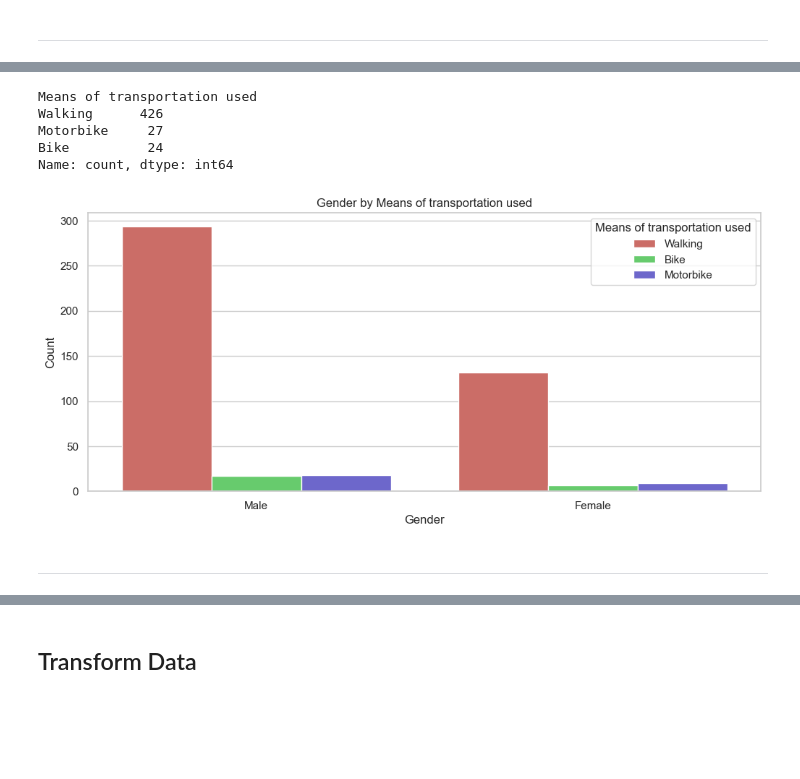
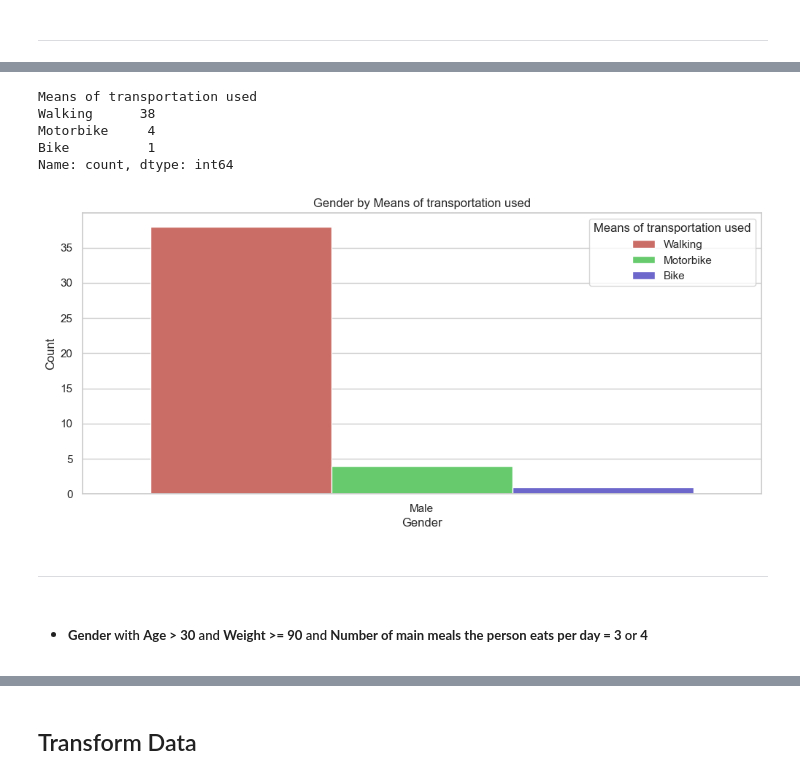
Before and after one commit to Mohamed-Jamyl/ML-DL_and_Data-Science_projects, a Jupyter notebook: Obesity Risk MClassification_project/Obesity risk classification.ipynb, the cells around one changed output, grey strips where cells are left out. Cells and saved outputs as stored; diff of their text form; code cells hidden in the pictures; blank space fills up the shorter version.

```diff
--- a/Obesity Risk MClassification_project/Obesity risk classification.ipynb
+++ b/Obesity Risk MClassification_project/Obesity risk classification.ipynb
@@ -423,16 +429,19 @@ train_df
 | 20757 | 20757 | Male | 26.680376 | 1.816547 | 118.134898 | yes | yes | ... |
 20758 rows × 18 columns
 # %%
-sns.set(style="whitegrid")
+from matplotlib.pyplot import figure, title, grid, tight_layout
+from seaborn import kdeplot, set
+
+set(style="whitegrid")
 for	col	in train_df.drop(['id'],axis=1).select_dtypes('number').columns:
-    plt.figure(figsize=(12,	4))
-    sns.kdeplot(train_df[col], fill=True,	color='blue', alpha=0.6)
-    plt.title(f'Kernel Density Estimate(KDE) - {col}',	fontsize=16)
-    plt.xlabel(col,	fontsize=12)
-    plt.ylabel('Density', fontsize=12)
-    plt.grid(True, linestyle='--', alpha=0.7)
-    plt.tight_layout()
-    plt.show()
+    figure(figsize=(12,	4))
+    kdeplot(train_df[col], fill=True,	color='blue', alpha=0.6)
+    title(f'Kernel Density Estimate(KDE) - {col}',	fontsize=16)
+    xlabel(col,	fontsize=12)
+    ylabel('Density', fontsize=12)
+    grid(True, linestyle='--', alpha=0.7)
+    tight_layout()
+    show()
 # %% [output]
 [figure]
 [figure]
@@ -589,3 +603,6 @@ Name: count, Length: 689, dtype: int64
 # %%
 train_df['Number of main meals the person eats per day'] = train_df['Number of main meals the person eats per day'].apply(lambda x : round(x))
 test_df['Number of main meals the person eats per day'] = test_df['Number of main meals the person eats per day'].apply(lambda x : round(x))
+# %%
+train_df['Number of main meals the person eats per day'] = train_df['Number of main meals the person eats per day'].astype(int)
+test_df['Number of main meals the person eats per day'] = test_df['Number of main meals the person eats per day'].astype(int)
@@ -857,7 +878,7 @@ train_df['Age']
 20757    26.680376
 Name: Age, Length: 20758, dtype: float64
 # %%
-train_df['Age'] = train_df['Age'].apply(lambda x : round(x))
+train_df['Age'] = train_df['Age'].apply(lambda x : int(round(x)))
 train_df['Age']
 # %% [output]
 0        24
@@ -1172,4 +1194,4 @@ plt.show()
 # %%
-GenderLt30AndWeightLt100AndMeansTrans2 = train_df.loc[(train_df['Age'] < 30) & (train_df['Weight'] < 100) &
+GenderLt30AndWeightGte90AndMeansTrans2 = train_df.loc[(train_df['Age'] < 30) & (train_df['Weight'] >= 90) &
              ((train_df['Means of transportation used'] == 'Walking') | (train_df['Means of transportation used'] == 'Bike') | (train_df['Means of transportation used'] == 'Motorbike')) ,
              (['Age','Gender','Weight','Means of transportation used'])]
@@ -1205,19 +1224,21 @@ plt.show()
 # %%
-GenderLt30AndWeightLt100AndMeansTrans2['Means of transportation used'].value_counts()
+GenderLt30AndWeightGte90AndMeansTrans2['Means of transportation used'].value_counts()
 # %% [output]
 Means of transportation used
-Walking      426
-Motorbike     27
-Bike          24
+Walking      38
+Motorbike     4
+Bike          1
 Name: count, dtype: int64
 # %%
-plt.figure(figsize=(12,	5))
-sns.countplot(data=GenderLt30AndWeightLt100AndMeansTrans2, x='Gender', hue='Means of transportation used', palette="hls")
-plt.title('Gender by Means of transportation used')
-plt.xlabel('Gender')
-plt.ylabel('Count')
-plt.show()
+figure(figsize=(12,	5))
+countplot(data=GenderLt30AndWeightGte90AndMeansTrans2, x='Gender', hue='Means of transportation used', palette="hls")
+title('Gender by Means of transportation used')
+xlabel('Gender')
+ylabel('Count')
+show()
 # %% [output]
-[figure, old version]
+[figure, new version]
 # %% [markdown]
 --------------------
+# %% [markdown]
+- ##### **Gender** with **Age > 30** and **Weight >= 90** and **Number of main meals the person eats per day = 3** or **4**
```
Also changed, not shown: parts of 110 cells of this notebook.
